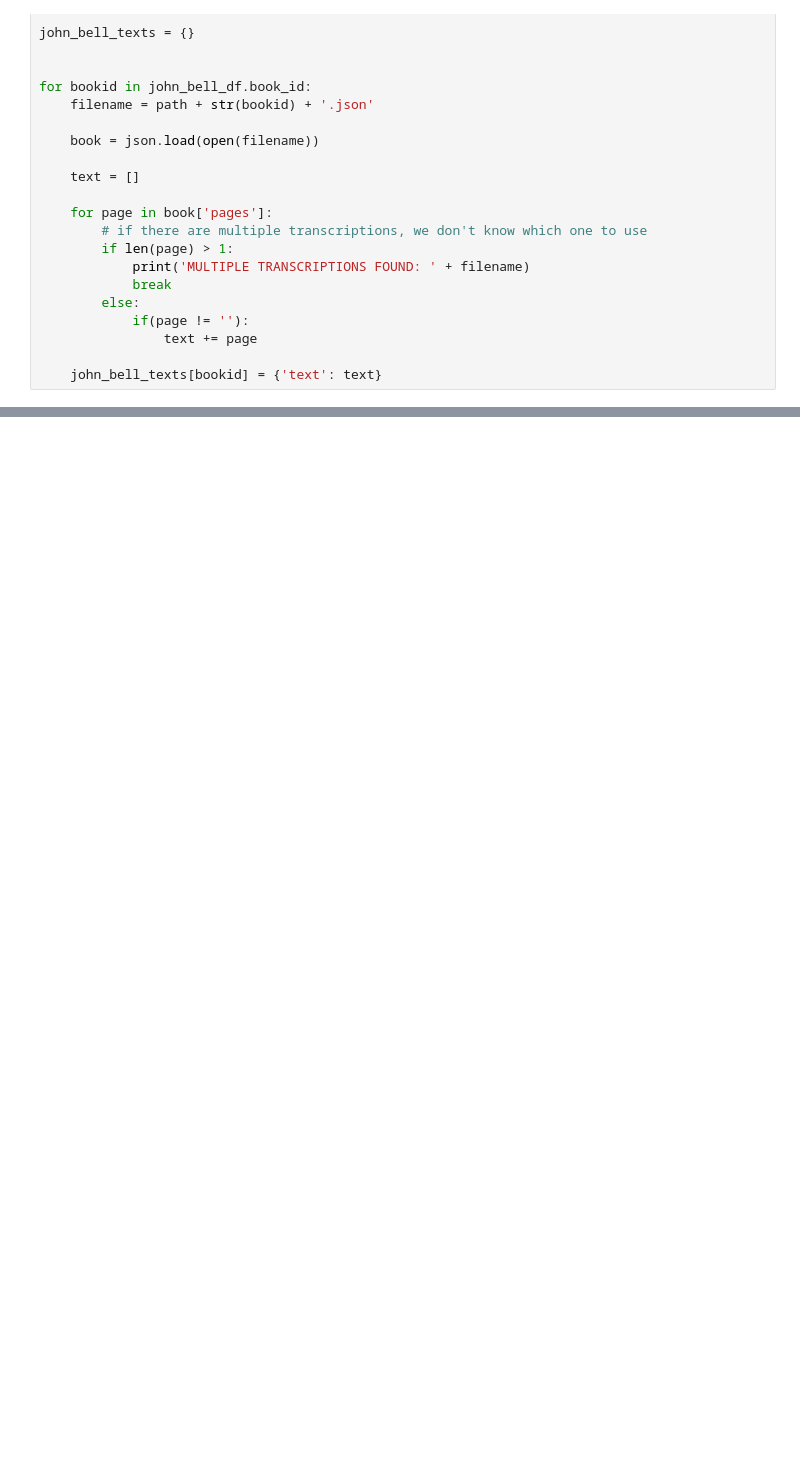
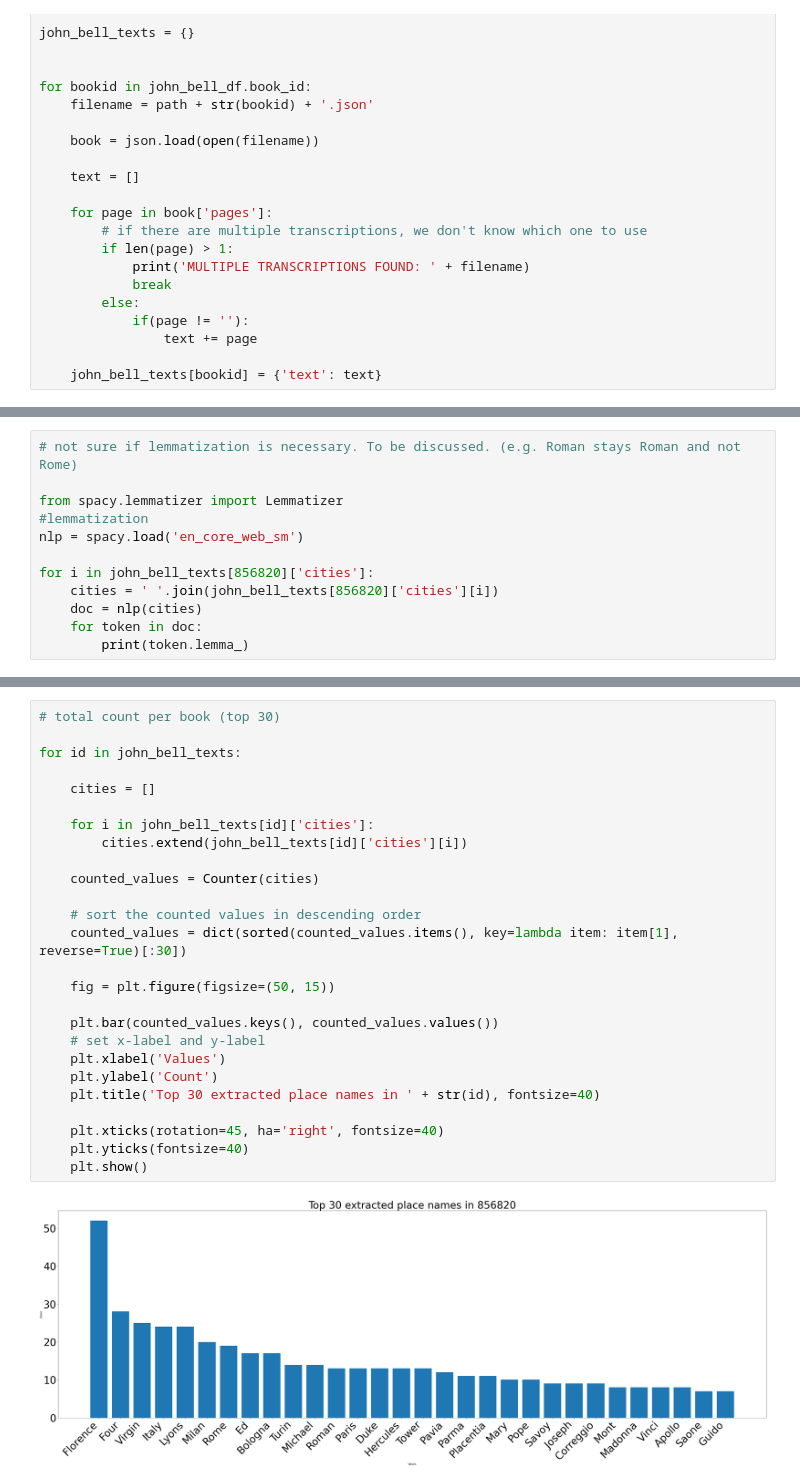
Before and after one commit to com-480-data-visualization/project-2023-in-viz-veritas, a Jupyter notebook: LocationTagger.ipynb, the cells around one changed output, grey strips where cells are left out. Cells and saved outputs as stored; diff of their text form; blank space fills up the shorter version.

```diff
--- a/LocationTagger.ipynb
+++ b/LocationTagger.ipynb
@@ -121,0 +121,12 @@ dict_values([[], [], [], ['Edinburgh', 'London', 'Bell', 'Royal', 'Strand'], [],
+# %%
+# not sure if lemmatization is necessary. To be discussed. (e.g. Roman stays Roman and not Rome)
+
+from spacy.lemmatizer import Lemmatizer
+#lemmatization
+nlp = spacy.load('en_core_web_sm')
+
+for i in john_bell_texts[856820]['cities']:
+    cities = ' '.join(john_bell_texts[856820]['cities'][i])
+    doc = nlp(cities)
+    for token in doc:
+        print(token.lemma_)
@@ -121,0 +151,28 @@ dict_values([[], [], [], ['Edinburgh', 'London', 'Bell', 'Royal', 'Strand'], [],
+# %%
+# total count per book (top 30)
+
+for id in john_bell_texts:
+
+    cities = []
+
+    for i in john_bell_texts[id]['cities']:
+        cities.extend(john_bell_texts[id]['cities'][i])
+
+    counted_values = Counter(cities)
+
+    # sort the counted values in descending order
+    counted_values = dict(sorted(counted_values.items(), key=lambda item: item[1], reverse=True)[:30])
+
+    fig = plt.figure(figsize=(50, 15))
+
+    plt.bar(counted_values.keys(), counted_values.values())
+    # set x-label and y-label
+    plt.xlabel('Values')
+    plt.ylabel('Count')
+    plt.title('Top 30 extracted place names in ' + str(id), fontsize=40)
+
+    plt.xticks(rotation=45, ha='right', fontsize=40)
+    plt.yticks(fontsize=40)
+    plt.show()
+# %% [output]
+[figure, added]
```
Also changed, not shown: parts of 6 cells of this notebook.
